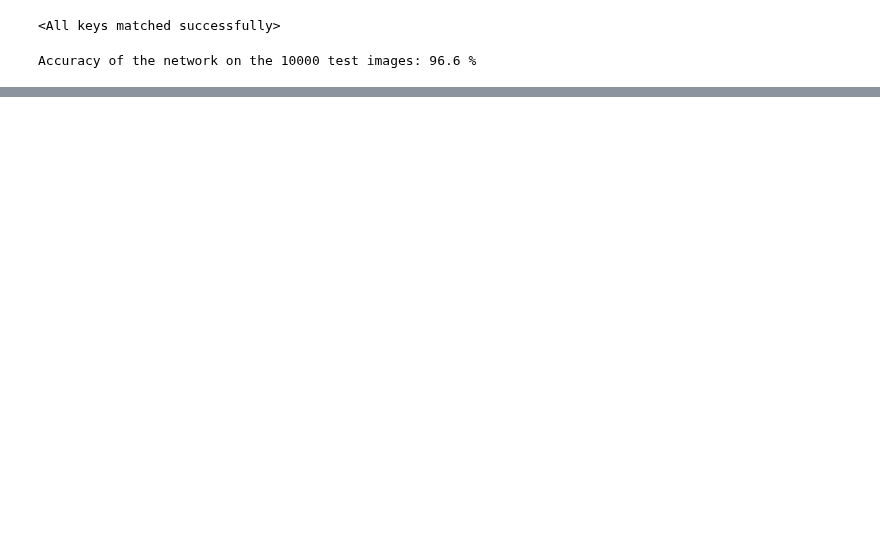
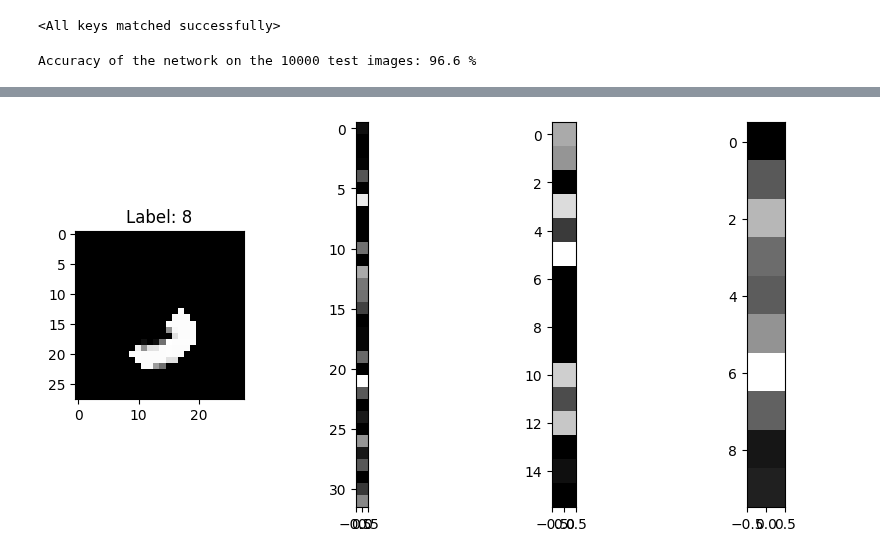
Before and after one commit to kns357/ANN_MA_Kaito, a Jupyter notebook: subnet_intel.ipynb, the cells around one changed output, grey strips where cells are left out. Cells and saved outputs as stored; diff of their text form; code cells hidden in the pictures; blank space fills up the shorter version.

```diff
--- a/subnet_intel.ipynb
+++ b/subnet_intel.ipynb
@@ -206,0 +272,28 @@ indn += 1
+# %%
+#this is forward pass: return out, [x0, x1, out]
+
+def input_to_activation(inp):
+    inp = inp.view(-1)
+    net.eval()
+    with torch.no_grad():
+        _, activation_list = net(inp)
+
+        return activation_list
+
+
+#example to test:
+act_list = input_to_activation(original_clusters_list[used_indices.index(rand_ind)][ind2].cuda())  #ra.randint(0, len(original_clusters_list)-1)][ra.randint(0, len(original_clusters)-1)])
+
+plt.figure(figsize=(10, 5))
+plt.subplot(1, 4, 1)
+plt.imshow(original_clusters_list[used_indices.index(rand_ind)][ind2], cmap="gray")
+plt.title(f"Label: {labels[rand_ind]}")
+
+for i, vector in enumerate(act_list):
+    s = vector.shape[0]
+    plt.subplot(1, 4, i+2)
+    plt.imshow(vector.view(s, 1).cpu().detach().numpy(), cmap="gray")
+
+ind2 = ind2 + 1 if ind2 < len(skeleton_tensors) - 1 else 0
+# %% [output]
+[figure, added]
```
Also changed, not shown: parts of 11 cells of this notebook, 1 other file.
